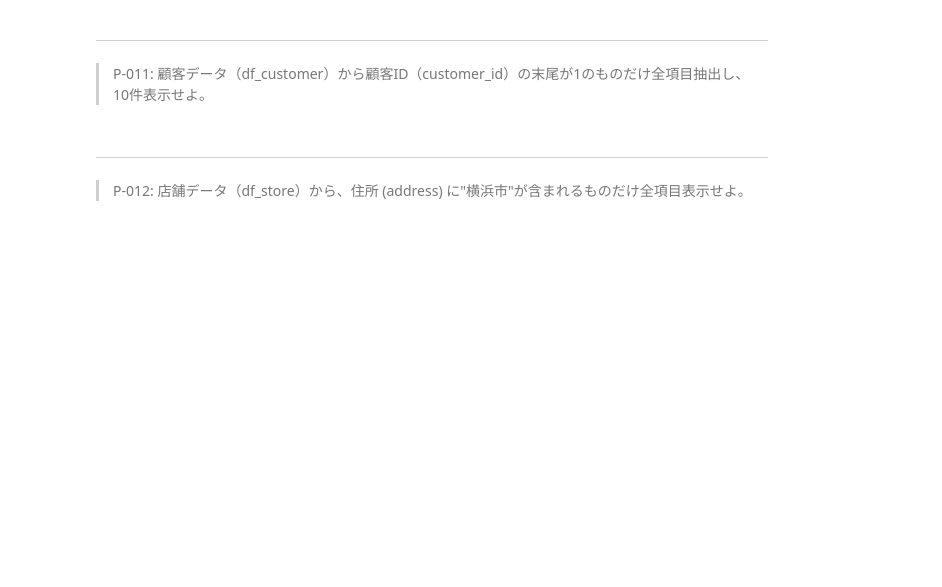
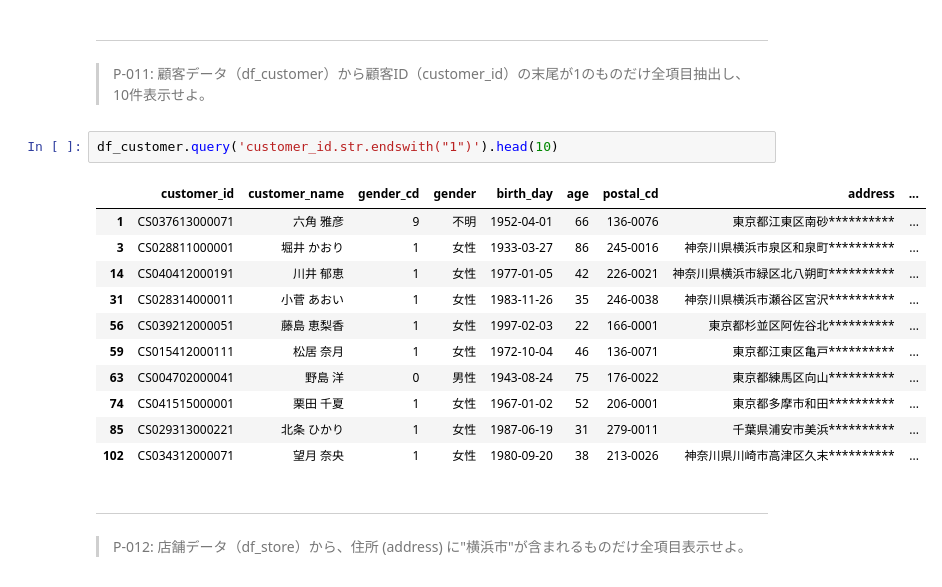
Before and after one commit to yuto0121/preprocess100, a Jupyter notebook: docker/work/preprocess_knock_Python.ipynb, the cells around one changed output. Drawn from its saved outputs; the diff is of its cells as text; blank space fills up the shorter version.

```diff
--- a/docker/work/preprocess_knock_Python.ipynb
+++ b/docker/work/preprocess_knock_Python.ipynb
@@ -195,6 +232,20 @@ df_receipt.query('customer_id == "CS018205000001" and 1000 <= amount <= 2000')[[
 # %% [markdown]
 ---
 > P-011: 顧客データ（df_customer）から顧客ID（customer_id）の末尾が1のものだけ全項目抽出し、10件表示せよ。
+# %%
+df_customer.query('customer_id.str.endswith("1")').head(10)
+# %% [output]
+|  | customer_id | customer_name | gender_cd | gender | birth_day | age | postal_cd | address | ... |
+| 1 | CS037613000071 | 六角 雅彦 | 9 | 不明 | 1952-04-01 | 66 | 136-0076 | 東京都江東区南砂********** | ... |
+| 3 | CS028811000001 | 堀井 かおり | 1 | 女性 | 1933-03-27 | 86 | 245-0016 | 神奈川県横浜市泉区和泉町********** | ... |
+| 14 | CS040412000191 | 川井 郁恵 | 1 | 女性 | 1977-01-05 | 42 | 226-0021 | 神奈川県横浜市緑区北八朔町********** | ... |
+| 31 | CS028314000011 | 小菅 あおい | 1 | 女性 | 1983-11-26 | 35 | 246-0038 | 神奈川県横浜市瀬谷区宮沢********** | ... |
+| 56 | CS039212000051 | 藤島 恵梨香 | 1 | 女性 | 1997-02-03 | 22 | 166-0001 | 東京都杉並区阿佐谷北********** | ... |
+| 59 | CS015412000111 | 松居 奈月 | 1 | 女性 | 1972-10-04 | 46 | 136-0071 | 東京都江東区亀戸********** | ... |
+| 63 | CS004702000041 | 野島 洋 | 0 | 男性 | 1943-08-24 | 75 | 176-0022 | 東京都練馬区向山********** | ... |
+| 74 | CS041515000001 | 栗田 千夏 | 1 | 女性 | 1967-01-02 | 52 | 206-0001 | 東京都多摩市和田********** | ... |
+| 85 | CS029313000221 | 北条 ひかり | 1 | 女性 | 1987-06-19 | 31 | 279-0011 | 千葉県浦安市美浜********** | ... |
+| 102 | CS034312000071 | 望月 奈央 | 1 | 女性 | 1980-09-20 | 38 | 213-0026 | 神奈川県川崎市高津区久末********** | ... |
 # %% [markdown]
 ---
 > P-012: 店舗データ（df_store）から、住所 (address) に"横浜市"が含まれるものだけ全項目表示せよ。
```
Also changed, not shown: parts of 12 cells of this notebook.
